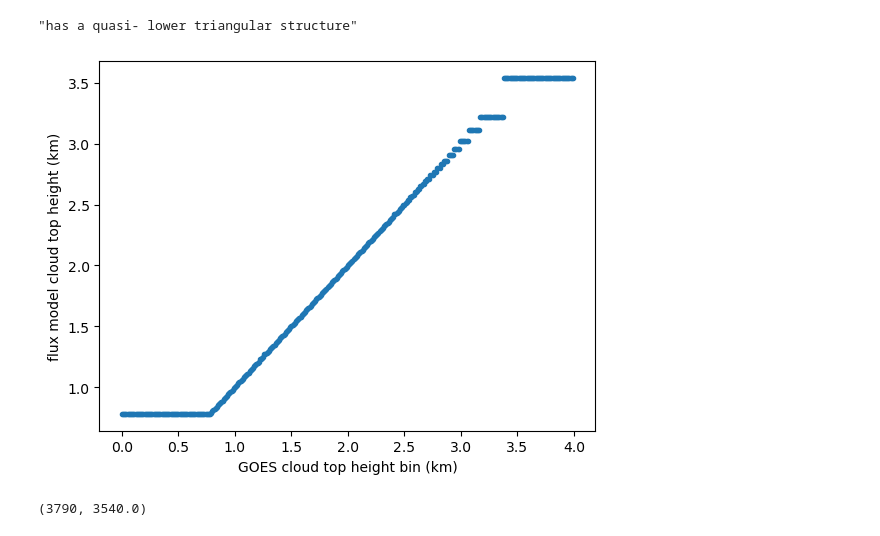
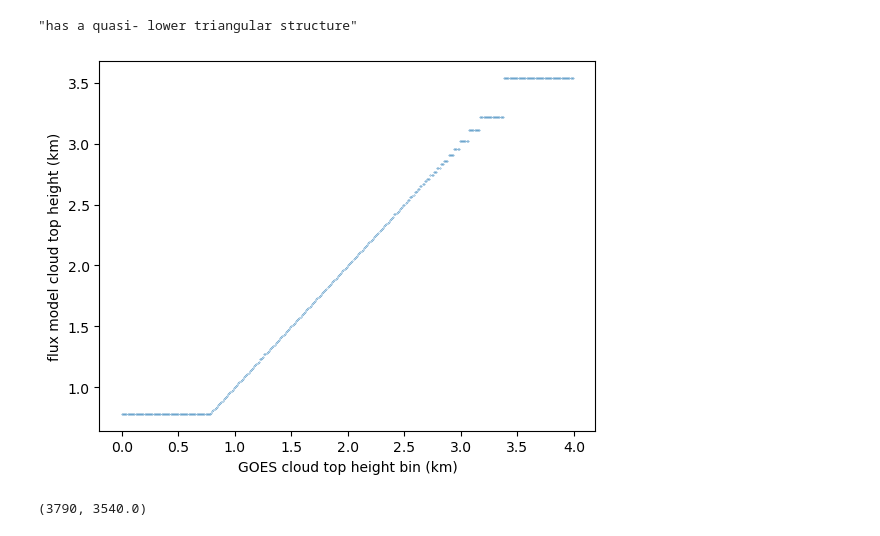
Before and after one commit to deszoeke/trade-cu-model, a Jupyter notebook: src/julia/flux-model-xp53.ipynb, the cells around one changed output. Drawn from its saved outputs; the diff is of its cells as text; code cells hidden in the pictures.

```diff
--- a/src/julia/flux-model-xp53.ipynb
+++ b/src/julia/flux-model-xp53.ipynb
@@ -1129,29 +1129,29 @@ end
 # %%
 # load cloud fraction by reflectance data from ATOMIC-GOES
 pwd()
 @load "../../../ATOMIC_GOES/julia/cth_cloudfrac_byrefl.jld2" refl_bin cthbins cth_cloudfrac_byrefl cloudfrac_byrefl area_byrefl cth_cloudarea_byrefl cloudarea_byrefl
 
 # align cloud top height bins to model z grid (0.5-4 km)
 # iz = [ searchsortedlast(z[1:ntp], b) for b in cthbins[1:ntp] ] # iterate through the cthbins and find the last index of z <= each cthbin
 # z[1:ntp] == cthbins[1:ntp] # true
 # iz == 1:ntp # true
 
 # align cloud top height bins to ztop of modeled clouds
 # iz = [ searchsortedfirst(ztop[ix,:], b, rev=true) for b in cthbins[1:ntp] ] # iterate through the cthbins and find the last index of z <= each cthbin
 let ztop=zt53
     iz = searchsortedfirst.(Ref(ztop), cthbins[1:ntp], rev=true)
     # ^ right but returns out of range indices
     ii = findall(0 .< iz .<= length(ztop)) # true for some bins above 4 km
 
     # find nearest neighbor indices
     iz = [argmin(abs.(ztop .- b)) for b in cthbins[1:ntp]]
     ii = findall(0 .< iz .<= length(ztop)) # true for some bins above 4 km
 
-    plot(cthbins[ii]/1e3, ztop[iz[ii]]/1e3, marker=".", linestyle="none")
+    plot(cthbins[ii]/1e3, ztop[iz[ii]]/1e3, marker=".", markersize=0.5, linestyle="none")
     xlabel("GOES cloud top height bin (km)")
     ylabel("flux model cloud top height (km)")
     cthbins[380], ztop[iz[380]]
 end
 # %% [output]
-[figure, old version]
+[figure, new version]
 (3790, 3540.0)
```
Also changed, not shown: parts of 1 cell of this notebook.
